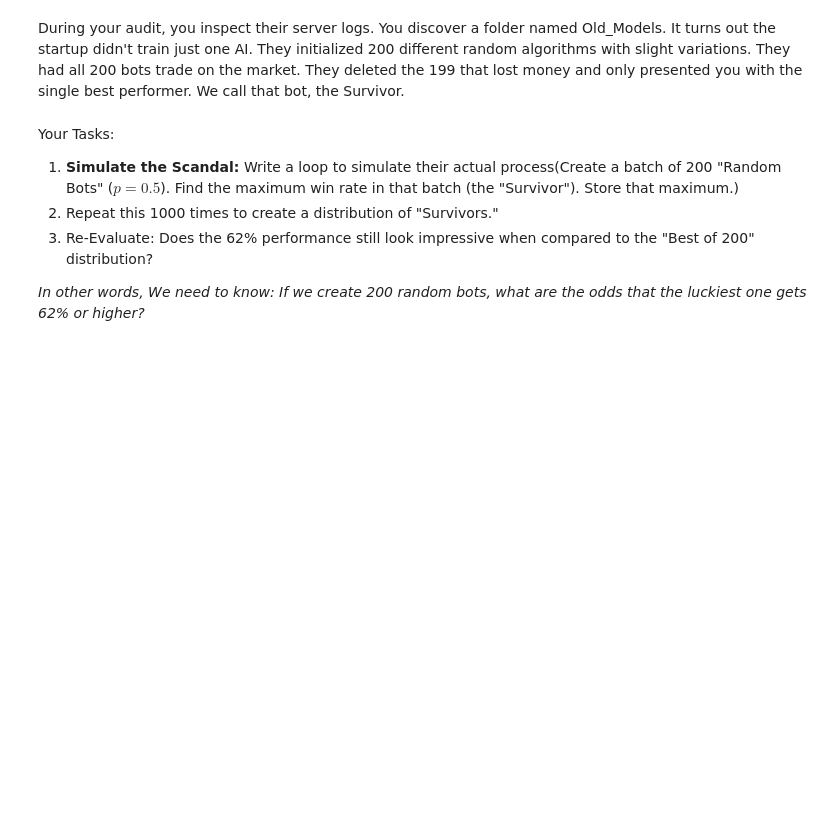
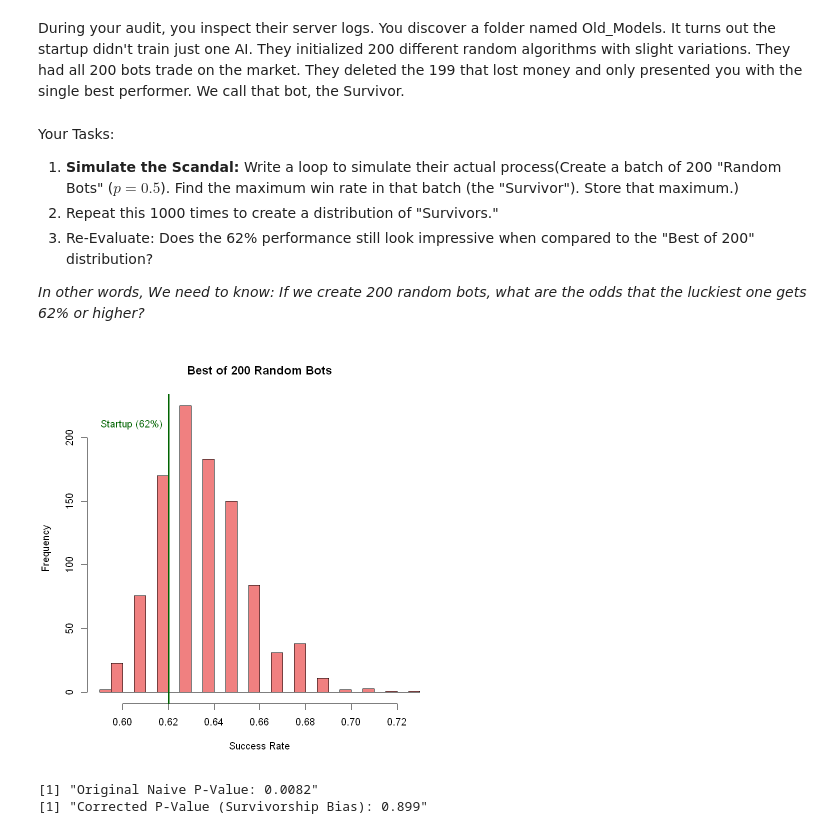
Before and after one commit to hossein-noor-ramsis/R, a Jupyter notebook: HW7/EPS_CA7_810103332.ipynb, the cells around one changed output. Drawn from its saved outputs; the diff is of its cells as text; code cells hidden in the pictures; blank space fills up the shorter version.

```diff
--- a/HW7/EPS_CA7.ipynb
+++ b/HW7/EPS_CA7_810103332.ipynb
@@ -1157,11 +1193,42 @@ best_of_batch <- numeric(n_audits) # The accuracy of the winner of each round
+# %%
+# TODO
+# Simulate the results
+set.seed(456)
+best_of_batch <- numeric(n_audits)
+
+for (i in 1:n_audits) {
+  # ساخت ۲۰۰ ربات تصادفی
+  batch_results <- rbinom(n_bots_hidden, n_trades, p_null)
+  batch_rates <- batch_results / n_trades
+
+  # ذخیره بهترین ربات هر دسته
+  best_of_batch[i] <- max(batch_rates)
+}
+# %%
+# TODO
+# Plot the results
+hist(best_of_batch, breaks = 30, col = "lightcoral",
+     main = "Best of 200 Random Bots",
+     xlab = "Success Rate", ylab = "Frequency")
+
+# خط عملکرد استارت‌آپ
+abline(v = startup_performance, col = "darkgreen", lwd = 3)
+text(startup_performance, par("usr")[4]*0.9, "Startup (62%)",
+     col = "darkgreen", pos = 2)
+# %% [output]
+[figure, added]
 # %%
 # TODO
 # Reveal the results
 
-p_value_corrected <- 0 # Change this
+survivors_better <- sum(best_of_batch >= startup_performance)
+p_value_corrected <- survivors_better / n_audits
 
 print(paste("Original Naive P-Value:", round(p_value_naive, 4)))
 print(paste("Corrected P-Value (Survivorship Bias):", round(p_value_corrected, 4)))
+# %% [output]
+[1] "Original Naive P-Value: 0.0082"
+[1] "Corrected P-Value (Survivorship Bias): 0.899"
 # %%
 # Final Decision
 if(p_value_corrected > 0.05)
```
Also changed, not shown: parts of 17 cells of this notebook.
